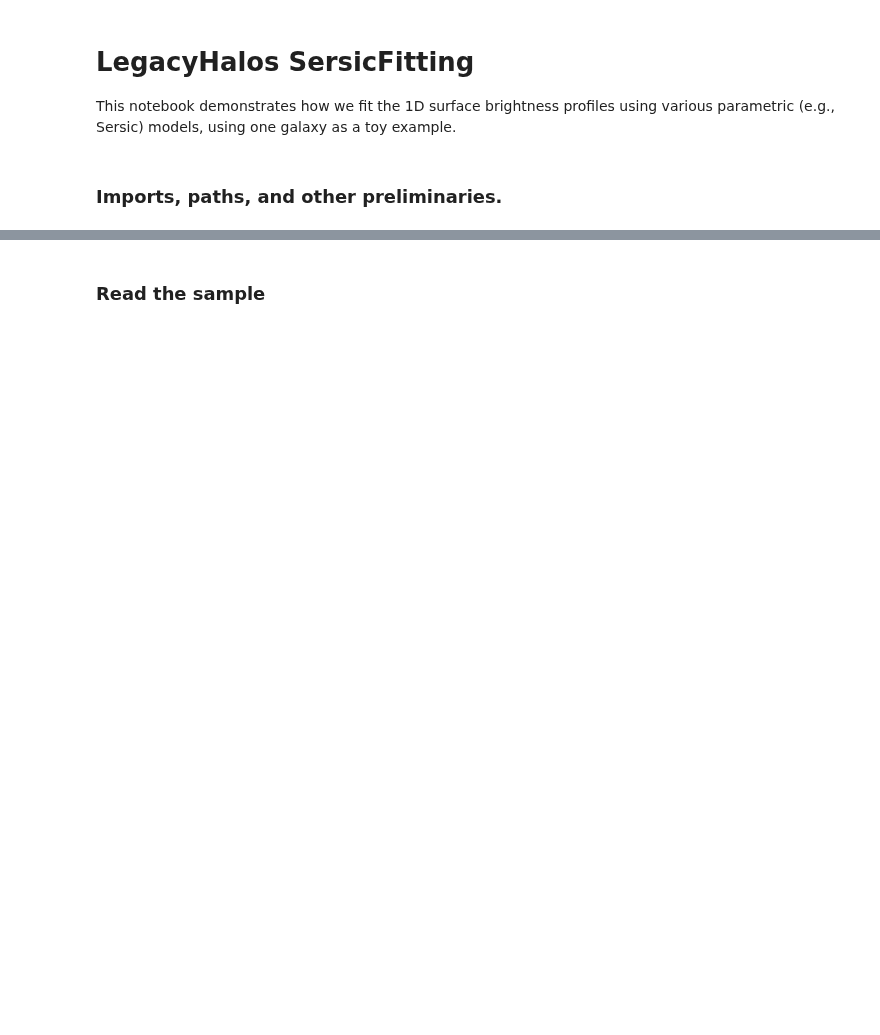
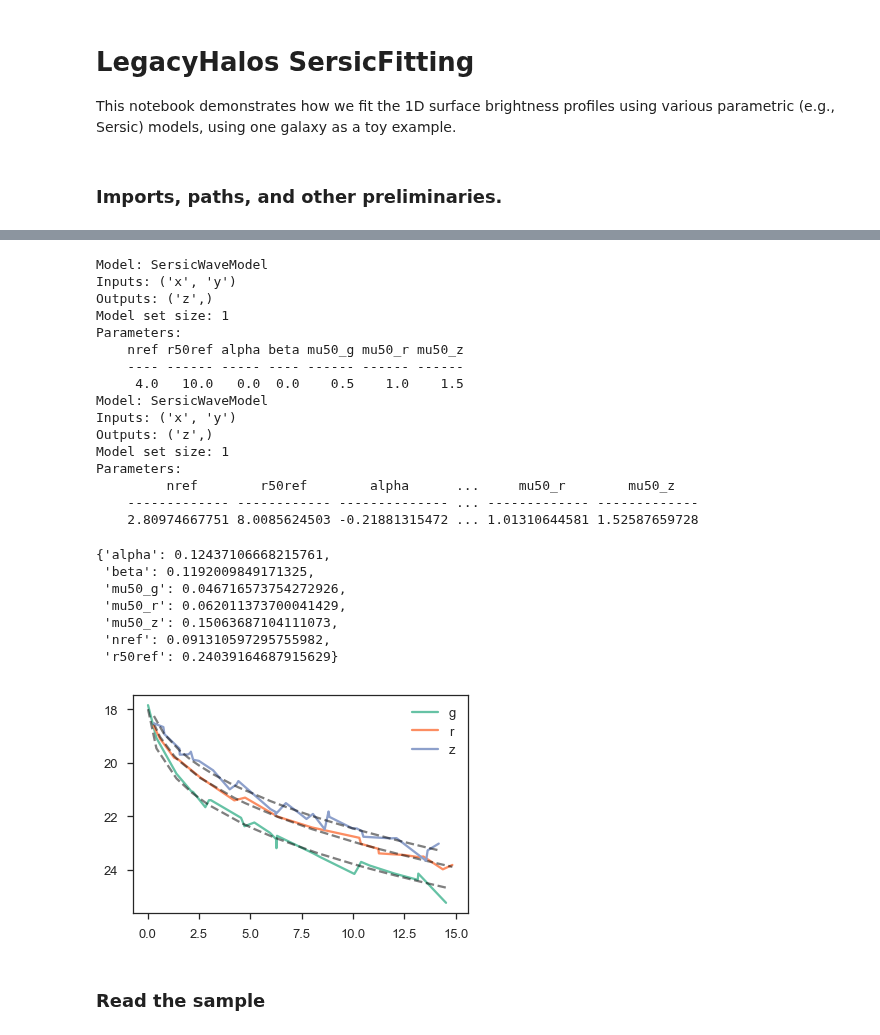
Before and after one commit to moustakas/legacyhalos, a Jupyter notebook: doc/nb/legacyhalos-sersic.ipynb, the cells around one changed output, grey strips where cells are left out. Drawn from its saved outputs; the diff is of its cells as text; code cells hidden in the pictures; blank space fills up the shorter version.

```diff
--- a/doc/nb/legacyhalos-sersic.ipynb
+++ b/doc/nb/legacyhalos-sersic.ipynb
@@ -22,3 +173,47 @@ refband = 'r'
+# %%
+from astropy.modeling import fitting
+#fixed = {'beta': True, 'alpha': True}
+fixed = {}
+
+sersicwave_init = SersicWaveModel() # beta=0.1, alpha=-0.2, r50ref=8, nref=2.8, fixed=fixed)
+
+sersicwave_fit = fitting.LevMarLSQFitter()
+sersicwave_best = sersicwave_fit(sersicwave_init, radius, wave, sb, weights=1/sberr)
+
+print(sersicwave_init)
+print(sersicwave_best)
+
+plot_sbwave(radius, wave, sb, model=sersicwave_best)
+
+# print(sersicwave_fit.fit_info['message'] )
+sersicwave_best
+cov = sersicwave_fit.fit_info['param_cov']
+dict(zip(sersicwave_best.param_names, np.diag(cov)**0.5))
+# %% [output]
+Model: SersicWaveModel
+Inputs: ('x', 'y')
+Outputs: ('z',)
+Model set size: 1
+Parameters:
+    nref r50ref alpha beta mu50_g mu50_r mu50_z
+    ---- ------ ----- ---- ------ ------ ------
+     4.0   10.0   0.0  0.0    0.5    1.0    1.5
+Model: SersicWaveModel
+Inputs: ('x', 'y')
+Outputs: ('z',)
+Model set size: 1
+Parameters:
+         nref        r50ref        alpha      ...     mu50_r        mu50_z
+    ------------- ------------ -------------- ... ------------- -------------
+    2.80974667751 8.0085624503 -0.21881315472 ... 1.01310644581 1.52587659728
+{'alpha': 0.12437106668215761,
+ 'beta': 0.1192009849171325,
+ 'mu50_g': 0.046716573754272926,
+ 'mu50_r': 0.062011373700041429,
+ 'mu50_z': 0.15063687104111073,
+ 'nref': 0.091310597295755982,
+ 'r50ref': 0.24039164687915629}
+[figure, added]
 # %% [markdown]
 ### Read the sample
 # %%
```
Also changed, not shown: parts of 23 cells of this notebook.
